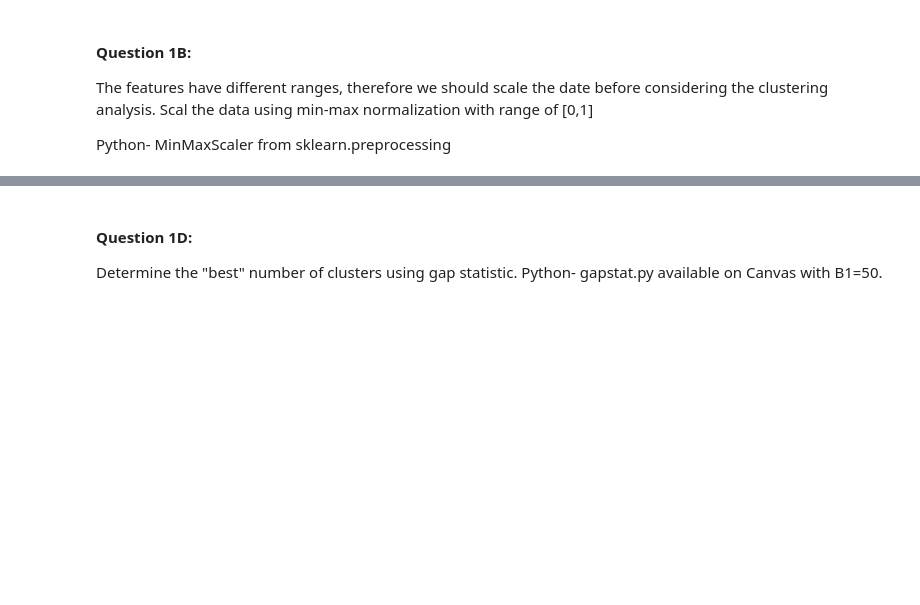
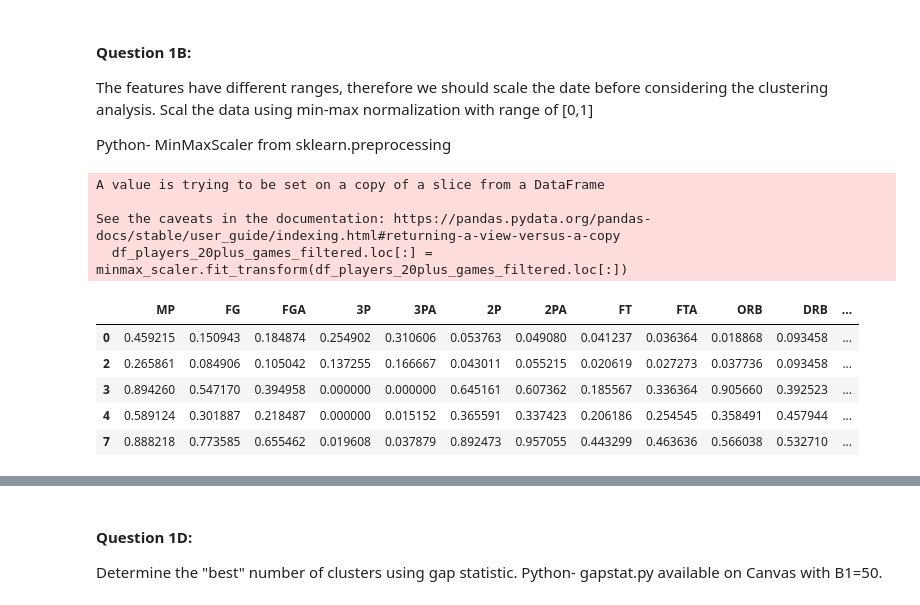
Before and after one commit to DevvyDont/DataMining, a Jupyter notebook: A4/A4_Group_Zamorano.ipynb, the cells around one changed output, grey strips where cells are left out. Cells and saved outputs as stored; diff of their text form; code cells hidden in the pictures; blank space fills up the shorter version.

```diff
--- a/A4/A4_Group_Zamorano.ipynb
+++ b/A4/A4_Group_Zamorano.ipynb
@@ -30,6 +76,26 @@ nba_df.head()
 The features have different ranges, therefore we should scale the date before considering the clustering analysis. Scal the data using min-max normalization with range of [0,1]
 
 Python- MinMaxScaler from sklearn.preprocessing
+# %%
+from sklearn.preprocessing import MinMaxScaler
+
+# Define our minmax scaler from sklearn
+minmax_scaler = MinMaxScaler()
+
+# Now apply scaling
+df_players_20plus_games_filtered.loc[:] = minmax_scaler.fit_transform(df_players_20plus_games_filtered.loc[:])
+df_players_20plus_games_filtered.head()
+# %% [output]
+A value is trying to be set on a copy of a slice from a DataFrame
+
+See the caveats in the documentation: https://pandas.pydata.org/pandas-docs/stable/user_guide/indexing.html#returning-a-view-versus-a-copy
+  df_players_20plus_games_filtered.loc[:] = minmax_scaler.fit_transform(df_players_20plus_games_filtered.loc[:])
+|  | MP | FG | FGA | 3P | 3PA | 2P | 2PA | FT | FTA | ORB | DRB | ... |
+| 0 | 0.459215 | 0.150943 | 0.184874 | 0.254902 | 0.310606 | 0.053763 | 0.049080 | 0.041237 | 0.036364 | 0.018868 | 0.093458 | ... |
+| 2 | 0.265861 | 0.084906 | 0.105042 | 0.137255 | 0.166667 | 0.043011 | 0.055215 | 0.020619 | 0.027273 | 0.037736 | 0.093458 | ... |
+| 3 | 0.894260 | 0.547170 | 0.394958 | 0.000000 | 0.000000 | 0.645161 | 0.607362 | 0.185567 | 0.336364 | 0.905660 | 0.392523 | ... |
+| 4 | 0.589124 | 0.301887 | 0.218487 | 0.000000 | 0.015152 | 0.365591 | 0.337423 | 0.206186 | 0.254545 | 0.358491 | 0.457944 | ... |
+| 7 | 0.888218 | 0.773585 | 0.655462 | 0.019608 | 0.037879 | 0.892473 | 0.957055 | 0.443299 | 0.463636 | 0.566038 | 0.532710 | ... |
 # %% [markdown]
 #### Question 1C:
 Run Kmeans clustering on the data with k=2, ..., 10. For each value of k, keep track of the within-cluster variation. This quantity is referred to as different terms such as "inertia" and total "within-cluster sum-of-squares"
```
Also changed, not shown: parts of 9 cells of this notebook.
